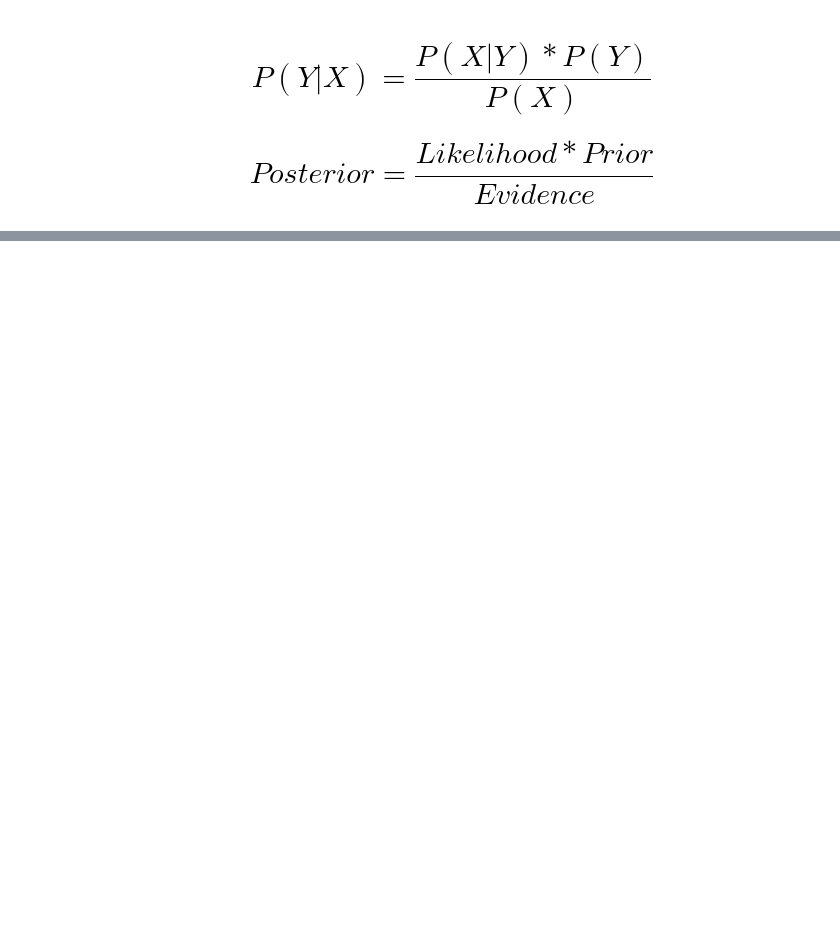
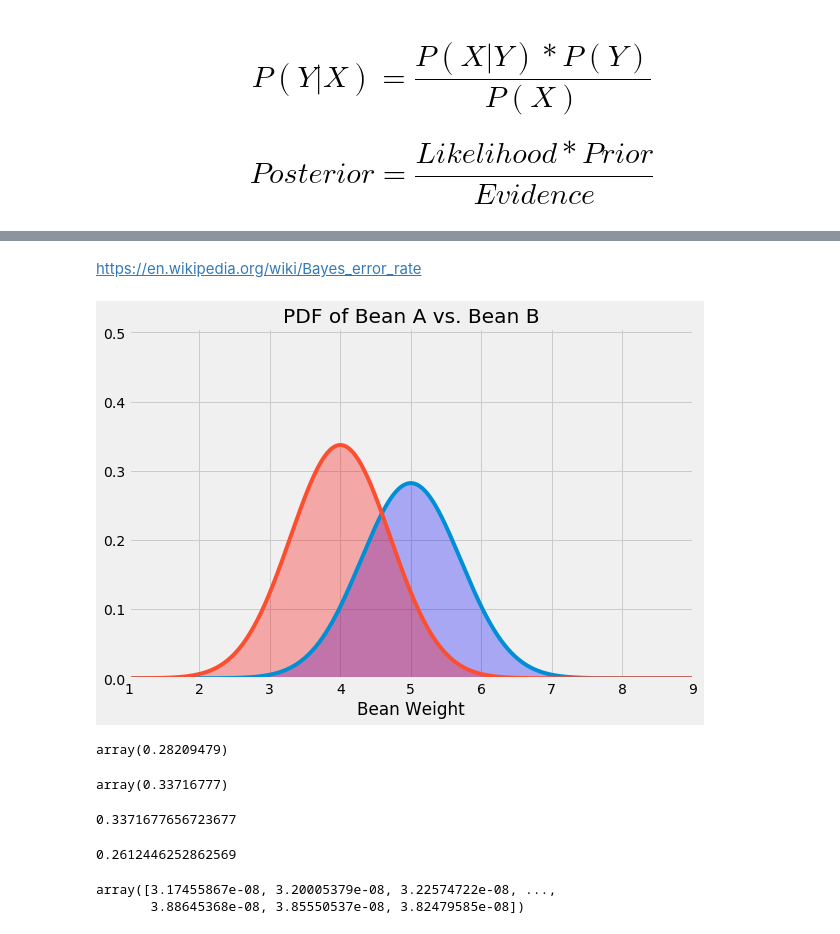
Before and after one commit to adomakor412/ML_DM, a Jupyter notebook: HW/BayesErrorIn1D.ipynb, the cells around one changed output, grey strips where cells are left out. Saved outputs shown, nothing was run; the diff lists cells and outputs as text; code cells hidden in the pictures; blank space fills up the shorter version.

```diff
--- a/HW/BayesErrorIn1D.ipynb
+++ b/HW/BayesErrorIn1D.ipynb
@@ -38,0 +37,57 @@ Power of the test
+# %% [markdown]
+https://en.wikipedia.org/wiki/Bayes_error_rate
+# %%
+xA = np.arange(mu_A*-3.5*sig_A,mu_A*3.5*sig_A,0.001)
+xB = np.arange(mu_B*-3.5*sig_B,mu_B*3.5*sig_B,0.001)
+# %%
+yA = (np.e**(-(xA-mu_A)**2))/(np.pi*2*sig_A)**.5
+yB = (np.e**(-(xB-mu_B)**2))/(np.pi*2*sig_B)**.5
+# %%
+fig, ax = plt.subplots(figsize=(9,6))
+plt.style.use('fivethirtyeight')
+ax.plot(xA,yA)
+
+ax.fill_between(xA,yA,0, alpha=0.3, color='b')
+#ax.fill_between(x_all,y2,0, alpha=0.1)
+ax.set_xlim([-4+mu_A,4+mu_A])
+ax.set_xlabel('Bean Weight')
+ax.set_ylim(ymin=0,ymax=1.5*max(max(yA),max(yB)))
+ax.set_title('PDF of Bean A vs. Bean B')
+
+ax.plot(xB,yB)
+ax.fill_between(xB,yB,0, alpha=0.3, color='r')
+
+#plt.savefig('normal_curve.png', dpi=72, bbox_inches='tight')
+plt.show()
+# %% [output]
+[figure, added]
+# %%
+np.array((max(yA)))
+# %% [output]
+array(0.28209479)
+# %%
+np.array((max(yB)))
+# %% [output]
+array(0.33716777)
+# %%
+max(max(yA),max(yB))
+# %% [output]
+0.3371677656723677
+# %%
+def normFunc(x,mu,sig):
+    return (np.e**(-(x-mu)**2))/(np.pi*2*sig)**.5
+
+typeII_domain = np.arange(1,8,.001)
+misClassify_A = normFunc(typeII_domain,mu_B,sig_B)
+misClassify_B = normFunc(typeII_domain,mu_A,sig_A)
+
+cumsum = sum(.001*np.minimum(misClassify_B,misClassify_A))
+
+print(cumsum)
+# %% [output]
+0.2612446252862569
+# %%
+np.minimum(normFunc(typeII_domain,mu_A,sig_A),normFunc(typeII_domain,mu_B,sig_B))
+# %% [output]
+array([3.17455867e-08, 3.20005379e-08, 3.22574722e-08, ...,
+       3.88645368e-08, 3.85550537e-08, 3.82479585e-08])
```
Also changed, not shown: parts of 8 cells of this notebook.
